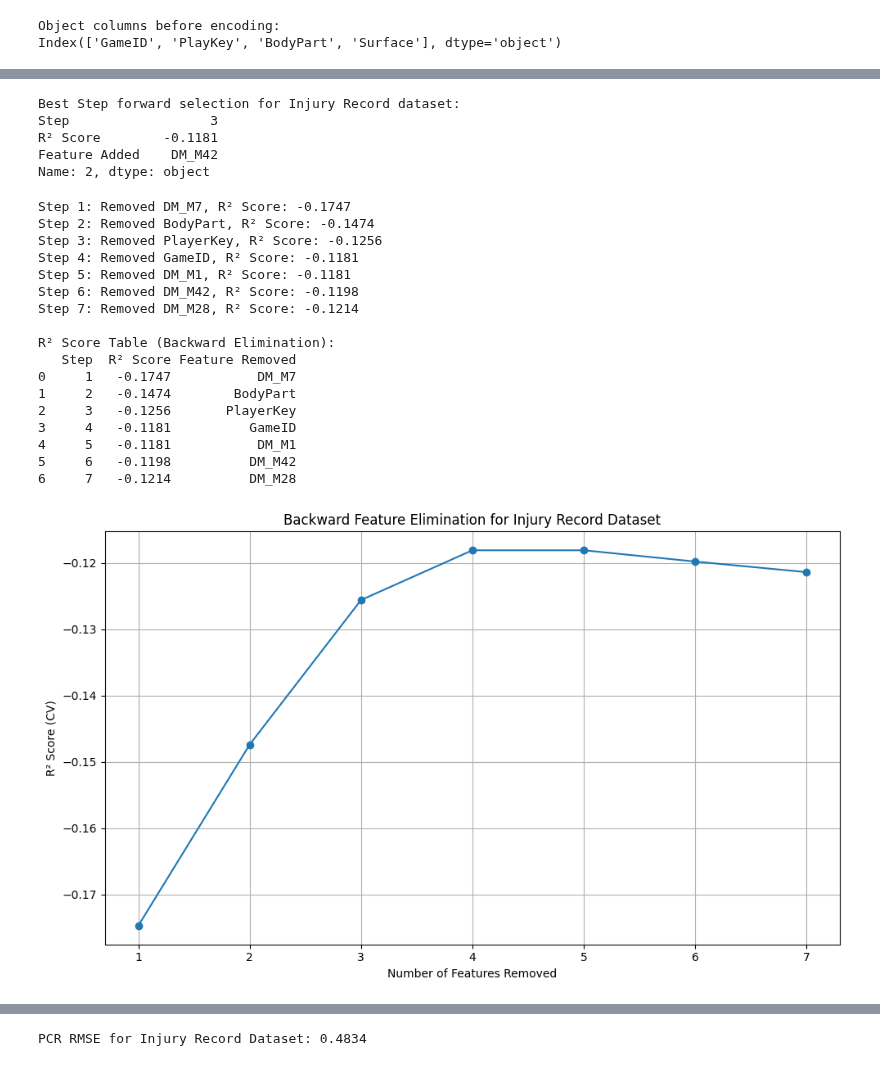
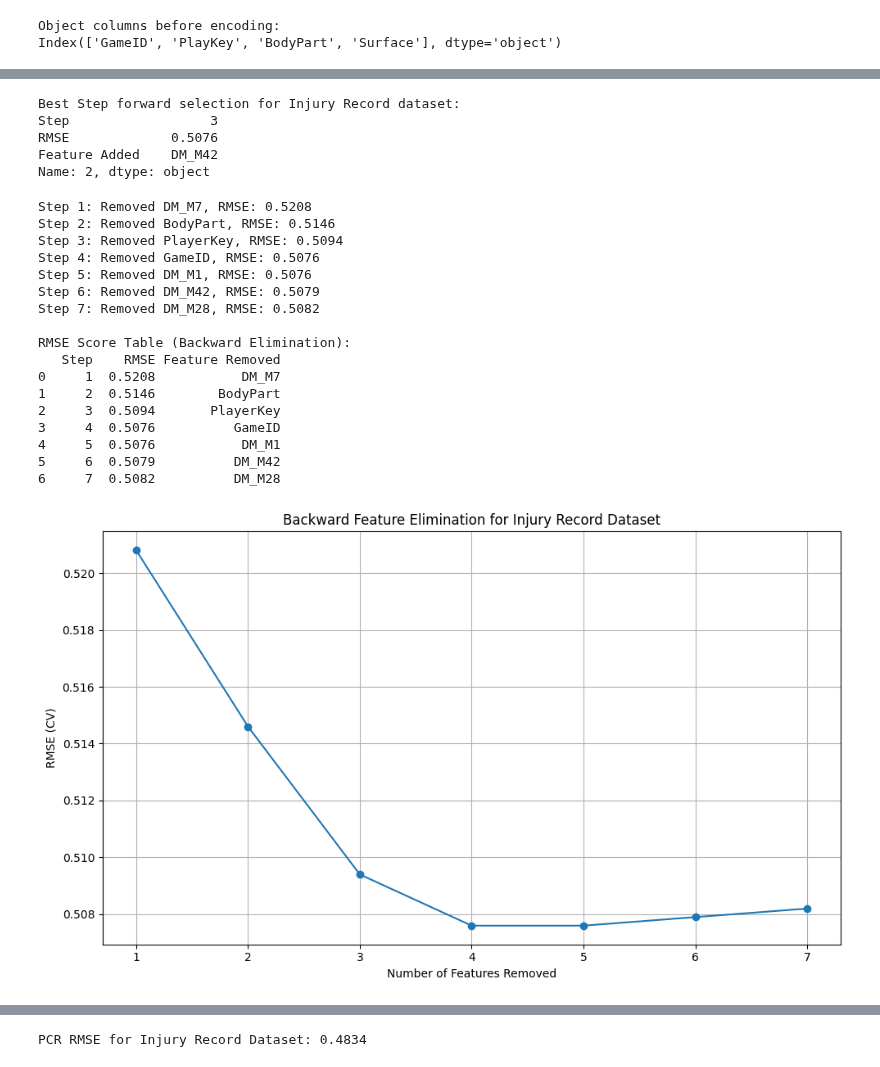
Before and after one commit to hnm15/capstone, a Jupyter notebook: Wk3-JupyterNotebook-Metcalf.ipynb, the cells around one changed output, grey strips where cells are left out. Saved outputs shown, nothing was run; the diff lists cells and outputs as text; code cells hidden in the pictures.

```diff
--- a/Wk3-JupyterNotebook-Metcalf.ipynb
+++ b/Wk3-JupyterNotebook-Metcalf.ipynb
@@ -316,36 +318,36 @@ y = y_train
 
 selected_features = []
 remaining_features = list(X.columns)
-r2_scores = []
+rmse_scores = []
 
 while remaining_features:
     scores = []
     for feature in remaining_features:
         current_features = selected_features + [feature]
-        score = cross_val_score(model, X[current_features], y, cv=5, scoring='r2').mean()
+        score = -cross_val_score(model, X[current_features], y, cv=5, scoring='neg_root_mean_squared_error').mean()
         scores.append((score, feature))
 
-    scores.sort(reverse=True)
+    scores.sort()
     best_score, best_feature = scores[0]
 
     selected_features.append(best_feature)
     remaining_features.remove(best_feature)
-    r2_scores.append(round(best_score, 4))
-    print(f"Step {len(selected_features)}: Added {best_feature}, R² Score: {best_score:.4f}")
+    rmse_scores.append(round(best_score, 4))
+    print(f"Step {len(selected_features)}: Added {best_feature}, RMSE: {best_score:.4f}")
 
 results_df_injury_record = pd.DataFrame({
-    "Step": range(1, len(r2_scores) + 1),
-    "R² Score": r2_scores,
+    "Step": range(1, len(rmse_scores) + 1),
+    "RMSE": rmse_scores,
     "Feature Added": selected_features
 })
 
-print("\nR² Score Table:")
+print("\nRMSE Score Table:")
 print(results_df_injury_record)
 
 plt.figure(figsize=(10, 6))
-plt.plot(results_df_injury_record["Step"], results_df_injury_record["R² Score"], marker='o')
+plt.plot(results_df_injury_record["Step"], results_df_injury_record["RMSE"], marker='o')
 plt.xlabel("Number of Features")
-plt.ylabel("R² Score (CV)")
+plt.ylabel("RMSE (CV)")
 plt.title("Forward Feature Selection for Injury Record Dataset")
 plt.grid(True)
 plt.tight_layout()
@@ -374,73 +376,75 @@ R² Score Table:
 # %%
-best_step = results_df_injury_record.loc[results_df_injury_record['R² Score'].idxmax()]
+best_step = results_df_injury_record.loc[results_df_injury_record['RMSE'].idxmin()]
 print(f"\nBest Step forward selection for Injury Record dataset:\n{best_step}")
 # %% [output]
 Best Step forward selection for Injury Record dataset:
 Step                  3
-R² Score        -0.1181
+RMSE             0.5076
 Feature Added    DM_M42
 Name: 2, dtype: object
 # %%
 # Injury Record Backward Feature Selection
+
 
 model = LinearRegression()
 X = pd.DataFrame(X_train_scaled, columns=X_injury.columns)
 y = y_train
 
 selected_features = list(X.columns)
-r2_scores = []
+rmse_scores = []
 features_removed = []
 
 while len(selected_features) > 1:
     scores = []
     for feature in selected_features:
         current_features = [f for f in selected_features if f != feature]
-        score = cross_val_score(model, X[current_features], y, cv=5, scoring='r2').mean()
+        # Use negative RMSE and convert to positive
+        score = -cross_val_score(model, X[current_features], y, cv=5, scoring='neg_root_mean_squared_error').mean()
         scores.append((score, feature))
 
-    scores.sort(reverse=True)
+    scores.sort()  # ascending order, lowest RMSE first
     best_score, feature_to_remove = scores[0]
 
     selected_features.remove(feature_to_remove)
-    r2_scores.append(round(best_score, 4))
+    rmse_scores.append(round(best_score, 4))
     features_removed.append(feature_to_remove)
 
-    print(f"Step {len(features_removed)}: Removed {feature_to_remove}, R² Score: {best_score:.4f}")
+    print(f"Step {len(features_removed)}: Removed {feature_to_remove}, RMSE: {best_score:.4f}")
 
 results_df_injury_record_bwd = pd.DataFrame({
-    "Step": range(1, len(r2_scores) + 1),
-    "R² Score": r2_scores,
+    "Step": range(1, len(rmse_scores) + 1),
+    "RMSE": rmse_scores,
     "Feature Removed": features_removed
 })
 
-print("\nR² Score Table (Backward Elimination):")
+print("\nRMSE Score Table (Backward Elimination):")
 print(results_df_injury_record_bwd)
 
 plt.figure(figsize=(10, 6))
-plt.plot(results_df_injury_record_bwd["Step"], results_df_injury_record_bwd["R² Score"], marker='o')
+plt.plot(results_df_injury_record_bwd["Step"], results_df_injury_record_bwd["RMSE"], marker='o')
 plt.xlabel("Number of Features Removed")
-plt.ylabel("R² Score (CV)")
+plt.ylabel("RMSE (CV)")
 plt.title("Backward Feature Elimination for Injury Record Dataset")
 plt.grid(True)
 plt.tight_layout()
 plt.show()
 # %% [output]
-Step 1: Removed DM_M7, R² Score: -0.1747
-Step 2: Removed BodyPart, R² Score: -0.1474
-Step 3: Removed PlayerKey, R² Score: -0.1256
-Step 4: Removed GameID, R² Score: -0.1181
-Step 5: Removed DM_M1, R² Score: -0.1181
-Step 6: Removed DM_M42, R² Score: -0.1198
-Step 7: Removed DM_M28, R² Score: -0.1214
+Step 1: Removed DM_M7, RMSE: 0.5208
+Step 2: Removed BodyPart, RMSE: 0.5146
+Step 3: Removed PlayerKey, RMSE: 0.5094
+Step 4: Removed GameID, RMSE: 0.5076
+Step 5: Removed DM_M1, RMSE: 0.5076
+Step 6: Removed DM_M42, RMSE: 0.5079
+Step 7: Removed DM_M28, RMSE: 0.5082
 
-R² Score Table (Backward Elimination):
-   Step  R² Score Feature Removed
-0     1   -0.1747           DM_M7
-1     2   -0.1474        BodyPart
-2     3   -0.1256       PlayerKey
-3     4   -0.1181          GameID
-4     5   -0.1181           DM_M1
-5     6   -0.1198          DM_M42
-6     7   -0.1214          DM_M28
+RMSE Score Table (Backward Elimination):
+   Step    RMSE Feature Removed
+0     1  0.5208           DM_M7
+1     2  0.5146        BodyPart
+2     3  0.5094       PlayerKey
+3     4  0.5076          GameID
+4     5  0.5076           DM_M1
+5     6  0.5079          DM_M42
+6     7  0.5082          DM_M28
-[figure, old version]
+[figure, new version]
 # %%
```
Also changed, not shown: parts of 11 cells of this notebook.
